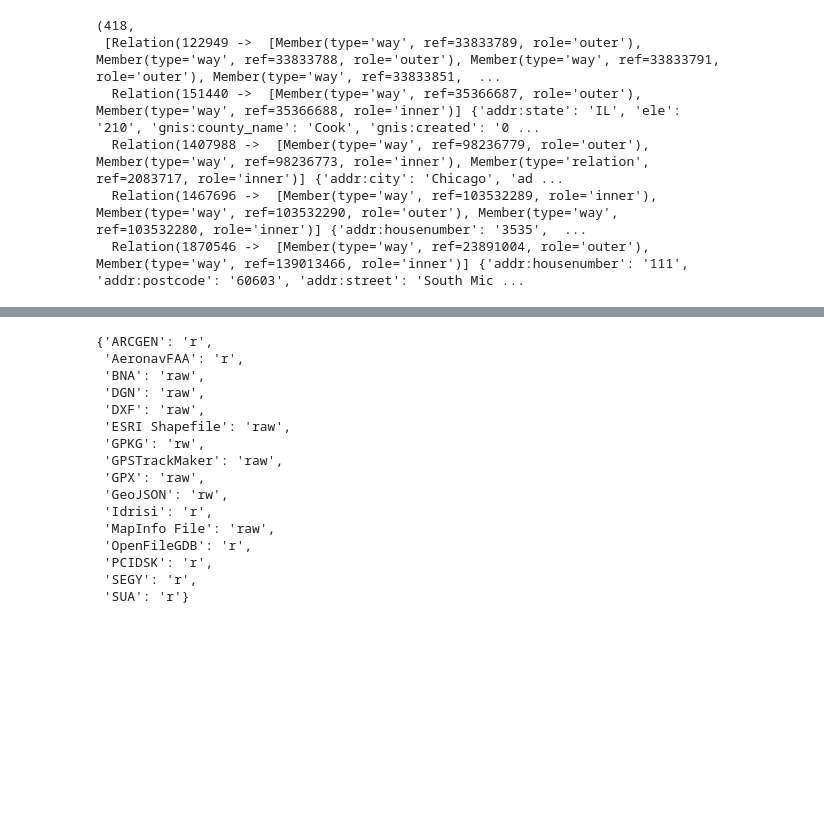
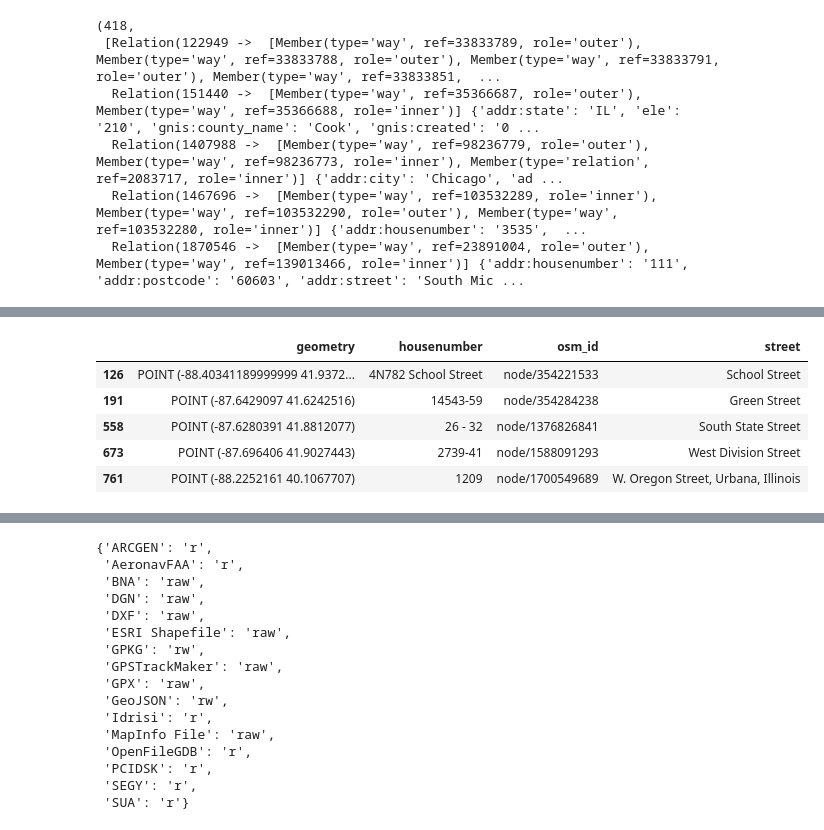
Before and after one commit to MatthewDaws/OSMDigest, a Jupyter notebook: notebooks/Explore buildings and addresses.ipynb, the cells around one changed output, grey strips where cells are left out. Saved outputs shown, nothing was run; the diff lists cells and outputs as text; code cells hidden in the pictures; blank space fills up the shorter version.

```diff
--- a/notebooks/Explore buildings and addresses.ipynb
+++ b/notebooks/Explore buildings and addresses.ipynb
@@ -323,0 +358,28 @@ frame[:5]
+# %%
+import re
+
+one = re.compile("^\\d+\\s+#\\d+$")
+assert one.match("4262 #12") is not None
+assert one.match("4 62 #12") is None
+two = re.compile("^\\d+[NSEW]\\d+$")
+assert two.match("19N479") is not None
+assert two.match("19NS479") is None
+assert two.match("19 479") is None
+three = re.compile("^\\d+\\s*[a-zA-Z]\\.*$")
+assert three.match("152A") is not None
+assert three.match("152 A") is not None
+assert three.match("152 A.") is not None
+assert three.match("152Ac") is None
+four = re.compile("^\\d+\\s*1/2")
+
+matches = {one, two, three, four}
+
+left = unexpected_addresses[~ unexpected_addresses.housenumber.map(lambda x : any(m.match(x) is not None for m in matches))]
+left.head()
+# %% [output]
+|  | geometry | housenumber | osm_id | street |
+| 126 | POINT (-88.40341189999999 41.9372... | 4N782 School Street | node/354221533 | School Street |
+| 191 | POINT (-87.6429097 41.6242516) | 14543-59 | node/354284238 | Green Street |
+| 558 | POINT (-87.6280391 41.8812077) | 26 - 32 | node/1376826841 | South State Street |
+| 673 | POINT (-87.696406 41.9027443) | 2739-41 | node/1588091293 | West Division Street |
+| 761 | POINT (-88.2252161 40.1067707) | 1209 | node/1700549689 | W. Oregon Street, Urbana, Illinois |
```
Also changed, not shown: parts of 14 cells of this notebook, 2 other files.
